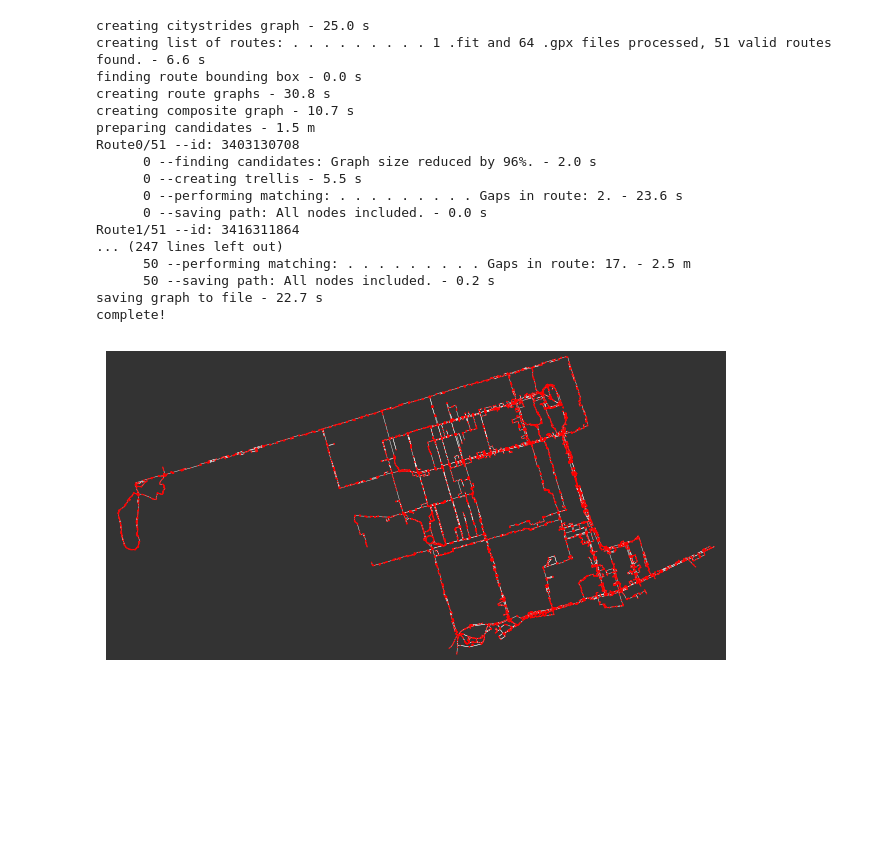
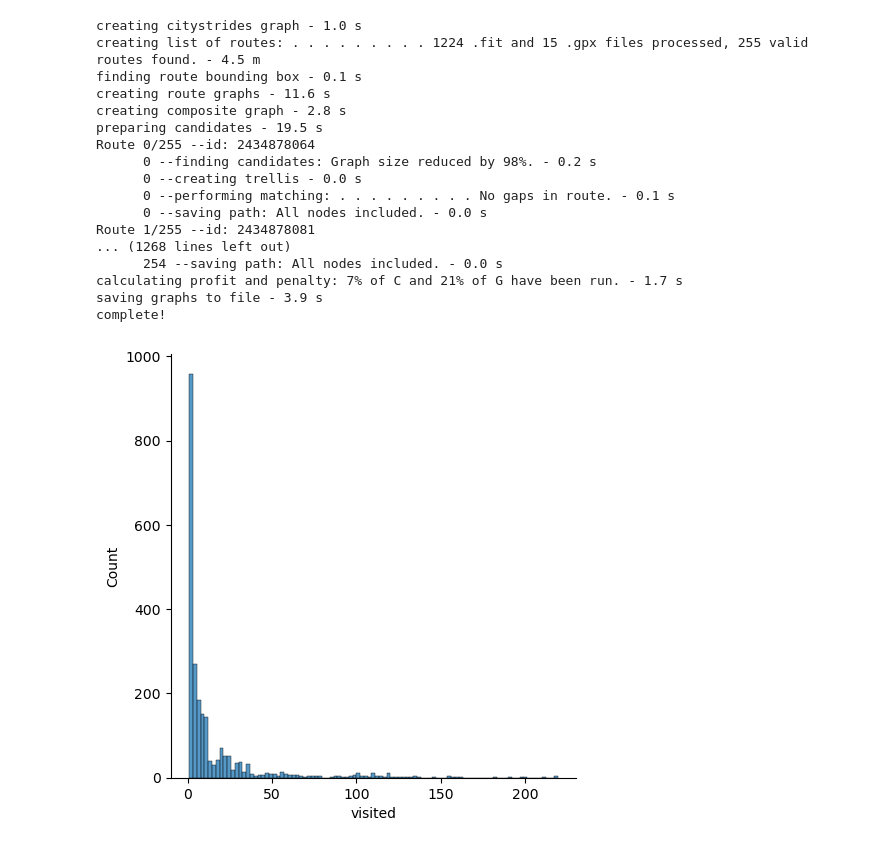
Before and after one commit to jingng/MIE1603-Project, a Jupyter notebook: StravaDataLoader.ipynb, the cells around one changed output. Cells and saved outputs as stored; diff of their text form; code cells hidden in the pictures; blank space fills up the shorter version.

Commit message:
Graphs - now with profit and penalty

```diff
--- a/StravaDataLoader.ipynb
+++ b/StravaDataLoader.ipynb
@@ -238,12 +239,3 @@ def add_visited_counts(C, routes,instance_name,plot=True):
         else:
             print(f'- {(time.time() - st)/60:.1f} m')
         j = j +1
-    print('saving graph to file',end=' ',flush=True)
-    st = time.time()
-    pickle.dump(C,open(f'instance-{instance_name}.pkl','wb'))
-    if time.time() - st < 60:
-        print(f'- {time.time() - st:.1f} s')
-    else:
-        print(f'- {(time.time() - st)/60:.1f} m')
-
-    print('complete!')
@@ -250,51 +326,68 @@ def add_visited_counts(C, routes,instance_name,plot=True):
+# %%
+def save_to_file(G,place,C,instance_name):
+    print('saving graphs to file',end=' ',flush=True)
+    st = time.time()
+    with open(f'G-{place.split(',')[0]}.pkl','wb') as file:
+        pickle.dump(G, file, pickle.HIGHEST_PROTOCOL)
+    with open(f'instance-{instance_name}.pkl','wb') as file:
+        pickle.dump(C, file, pickle.HIGHEST_PROTOCOL)
+    if time.time() - st < 60:
+        print(f'- {time.time() - st:.1f} s')
+    else:
+        print(f'- {(time.time() - st)/60:.1f} m')
+
+    print('complete!')
 # %%
 instance_name = 'jin'
+place = 'Toronto, ON, Canada'
 
-G, gdf = create_cs_graph('Toronto,ON,Canada')
+G, gdf = create_cs_graph(place)
 create_routes(gdf,instance_name)
 C, routes = create_composite_graph(G, gdf, instance_name,plot=False) # use plot=True to see entire city graph
 add_visited_counts(C, routes,instance_name, plot=False) # use plot=True to see subgraph for each route
+add_profit_penalty(G,C,plot=True) # use plot=True to see the distribution of visited counts
+save_to_file(G,place,C,instance_name)
 
 ### Show the graph of visited edges ###
 R = C.edge_subgraph((edge[:3] for edge in C.edges(keys=True,data='visited') if int(edge[3]) > 0)).copy()
 fig, ax = ox.plot.plot_graph(
     R,
     show=False,
     close=False,
     bgcolor="#333333",
     edge_color="w",
     edge_linewidth=0.3,
     node_size=1,
     node_color='r'
 )
 
 ### FOR PROFILING ###
 # lp = LineProfiler()
 # lp.add_function(matching.candidate.prep_candidates)
 # lp.add_function(matching.candidate.get_candidates)
 # lp.add_function(mpmatching_utils.create_trellis)
 # lp.add_function(mpmatching.viterbi_search)
 # lp.add_function(mpmatching_utils.transition_prob)
 # lp.add_function(mpmatching_utils.create_path)
 # lp_wrapper=lp(add_visited_counts)
 # lp_wrapper(C, routes)
 # lp.print_stats()
 # %% [output]
-creating citystrides graph - 25.0 s
-creating list of routes: . . . . . . . . . 1 .fit and 64 .gpx files processed, 51 valid routes found. - 6.6 s
-finding route bounding box - 0.0 s
-creating route graphs - 30.8 s
-creating composite graph - 10.7 s
-preparing candidates - 1.5 m
-Route0/51 --id: 3403130708
-      0 --finding candidates: Graph size reduced by 96%. - 2.0 s
-      0 --creating trellis - 5.5 s
-      0 --performing matching: . . . . . . . . . Gaps in route: 2. - 23.6 s
+creating citystrides graph - 1.0 s
+creating list of routes: . . . . . . . . . 1224 .fit and 15 .gpx files processed, 255 valid routes found. - 4.5 m
+finding route bounding box - 0.1 s
+creating route graphs - 11.6 s
+creating composite graph - 2.8 s
+preparing candidates - 19.5 s
+Route 0/255 --id: 2434878064
+      0 --finding candidates: Graph size reduced by 98%. - 0.2 s
+      0 --creating trellis - 0.0 s
+      0 --performing matching: . . . . . . . . . No gaps in route. - 0.1 s
       0 --saving path: All nodes included. - 0.0 s
-Route1/51 --id: 3416311864
-... (247 lines left out)
-      50 --performing matching: . . . . . . . . . Gaps in route: 17. - 2.5 m
-      50 --saving path: All nodes included. - 0.2 s
-saving graph to file - 22.7 s
+Route 1/255 --id: 2434878081
+... (1268 lines left out)
+      254 --saving path: All nodes included. - 0.0 s
+calculating profit and penalty: 7% of C and 21% of G have been run. - 1.7 s
+saving graphs to file - 3.9 s
 complete!
-[figure, old version]
+[figure, new version]
```
Also changed, not shown: parts of 4 cells of this notebook, 3 other files.
